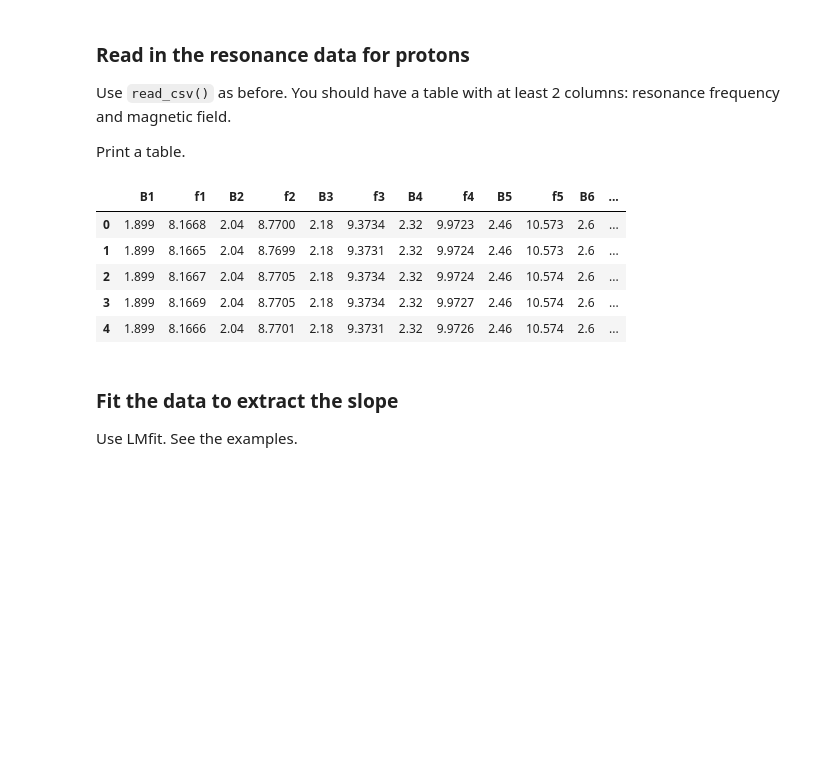
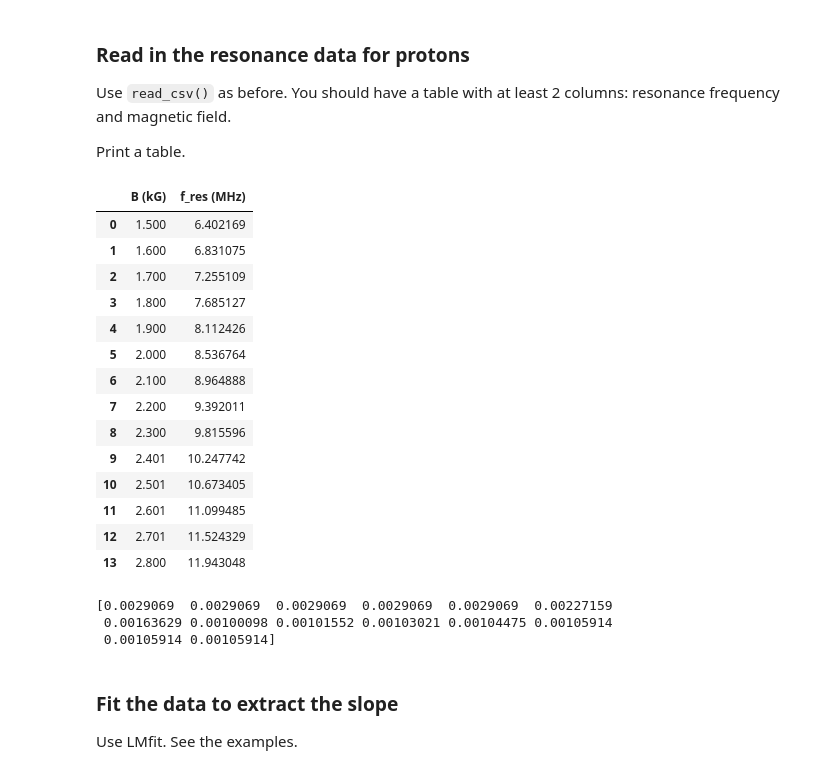
Before and after one commit to mbrosenuw/continuous-NMR, a Jupyter notebook: Continuous NMR Analysis (Template).ipynb, the cells around one changed output. Saved outputs shown, nothing was run; the diff lists cells and outputs as text; code cells hidden in the pictures; blank space fills up the shorter version.

```diff
--- a/Continuous NMR Analysis (Template).ipynb
+++ b/Continuous NMR Analysis (Template).ipynb
@@ -125,23 +153,38 @@ print(uncerts)
 Use `read_csv()` as before.  You should have a table with at least 2 columns: resonance frequency and magnetic field.
 
 Print a table.
-# %%
-# Read in the data, and print the dataframe
-
-#why
-df
-# %% [output]
-|  | B1 | f1 | B2 | f2 | B3 | f3 | B4 | f4 | B5 | f5 | B6 | ... |
-| 0 | 1.899 | 8.1668 | 2.04 | 8.7700 | 2.18 | 9.3734 | 2.32 | 9.9723 | 2.46 | 10.573 | 2.6 | ... |
-| 1 | 1.899 | 8.1665 | 2.04 | 8.7699 | 2.18 | 9.3731 | 2.32 | 9.9724 | 2.46 | 10.573 | 2.6 | ... |
-| 2 | 1.899 | 8.1667 | 2.04 | 8.7705 | 2.18 | 9.3734 | 2.32 | 9.9724 | 2.46 | 10.574 | 2.6 | ... |
-| 3 | 1.899 | 8.1669 | 2.04 | 8.7705 | 2.18 | 9.3734 | 2.32 | 9.9727 | 2.46 | 10.574 | 2.6 | ... |
-| 4 | 1.899 | 8.1666 | 2.04 | 8.7701 | 2.18 | 9.3731 | 2.32 | 9.9726 | 2.46 | 10.574 | 2.6 | ... |
+# %%
+df2 = pd.read_csv('exercise 1 data.csv')
+df2
+# %% [output]
+|  | B (kG) | f_res (MHz) |
+| 0 | 1.500 | 6.402169 |
+| 1 | 1.600 | 6.831075 |
+| 2 | 1.700 | 7.255109 |
+| 3 | 1.800 | 7.685127 |
+| 4 | 1.900 | 8.112426 |
+| 5 | 2.000 | 8.536764 |
+| 6 | 2.100 | 8.964888 |
+| 7 | 2.200 | 9.392011 |
+| 8 | 2.300 | 9.815596 |
+| 9 | 2.401 | 10.247742 |
+| 10 | 2.501 | 10.673405 |
+| 11 | 2.601 | 11.099485 |
+| 12 | 2.701 | 11.524329 |
+| 13 | 2.800 | 11.943048 |
 # %%
 # Based on the result of the uncertainty analysis above, construct uncertainty arrays
 # to go with the data according to those instructions.
-
 # Include the uncertainty results as another column in the dataframe
+Bvals = df2['B (kG)'].values
+freqs = df2['f_res (MHz)'].values
+# Read in the data, and print the dataframe
+stdev = np.interp(Bvals, bs, sigmas)
+print(stdev)
+# %% [output]
+[0.0029069  0.0029069  0.0029069  0.0029069  0.0029069  0.00227159
+ 0.00163629 0.00100098 0.00101552 0.00103021 0.00104475 0.00105914
+ 0.00105914 0.00105914]
 # %% [markdown]
 ### Fit the data to extract the slope
 
```
Also changed, not shown: parts of 9 cells of this notebook, 5 other files.
